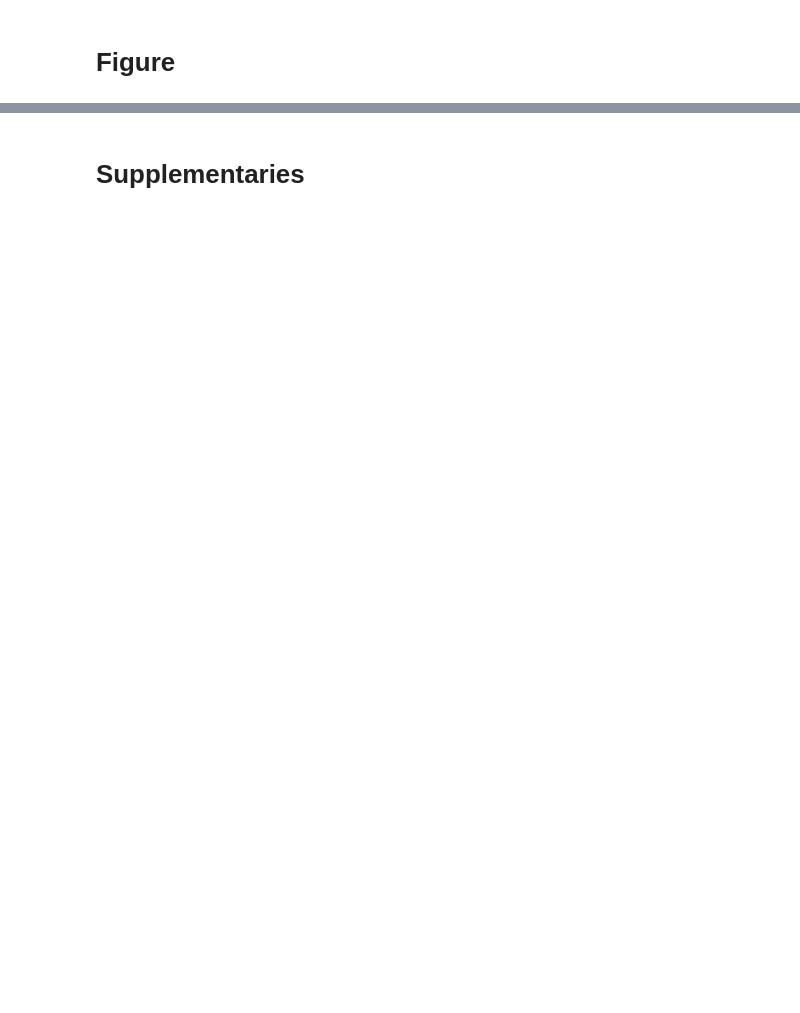
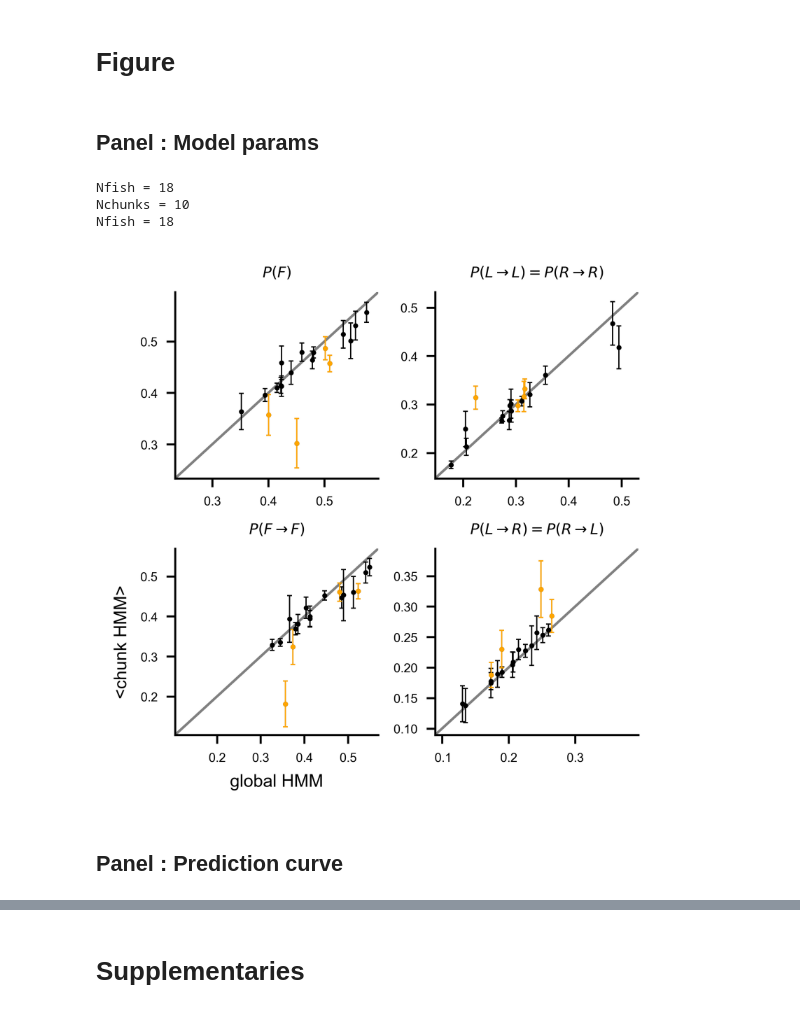
Before and after one commit to ZebrafishHMM2023/ZebrafishHMM2023_CodeAndData, a Jupyter notebook: Figures/Fig3.ipynb, the cells around one changed output, grey strips where cells are left out. Cells and saved outputs as stored; diff of their text form; code cells hidden in the pictures; blank space fills up the shorter version.

```diff
--- a/Figures/Fig3.ipynb
+++ b/Figures/Fig3.ipynb
@@ -11,2 +97,46 @@ Extracting models from ../Models/longtrajectories_20240202.tar.gz...
 # %% [markdown]
 # Figure
+# %% [markdown]
+## Panel : Model params
+# %%
+Tchunks, Pchunks, Echunks = load_chunk_params("../Models/longtrajectories_20240202/")
+Tglobs, Pglobs, Eglobs = load_global_params("../Models/longtrajectories_20240202/")
+
+Tchunks_m = np.nanmean(Tchunks, axis=1)
+Tchunks_s = np.nanstd(Tchunks, ddof=1, axis=1) / np.sqrt(Tchunks.shape[1])
+Pchunks_m = np.nanmean(Pchunks, axis=1)
+Pchunks_s = np.nanstd(Pchunks, ddof=1, axis=1) / np.sqrt(Pchunks.shape[1])
+Echunks_m = np.nanmean(Echunks, axis=1)
+Echunks_s = np.nanstd(Echunks, ddof=1, axis=1) / np.sqrt(Pchunks.shape[1])
+# %% [output]
+Nfish = 18
+Nchunks = 10
+Nfish = 18
+# %%
+fig, axs = plt.subplots(figsize=(3,3), ncols=2, nrows=2, constrained_layout=True)
+
+ax = axs[0,0]
+ax.set_title(r"$P(F)$",fontdict={'fontsize':6})
+id_ax(ax, Pglobs[:,0], Pchunks_m[:,0], Pchunks_s[:,0])
+
+ax = axs[1,0]
+ax.set_title(r"$P(F \rightarrow F)$",fontdict={'fontsize':6})
+id_ax(ax, Tglobs[:,0,0], Tchunks_m[:,0,0], Tchunks_s[:,0,0])
+
+ax = axs[0,1]
+ax.set_title(r"$P(L \rightarrow L) = P(R \rightarrow R)$",fontdict={'fontsize':6})
+id_ax(ax, Tglobs[:,1,1], Tchunks_m[:,1,1], Tchunks_s[:,1,1])
+
+ax = axs[1,1]
+ax.set_title(r"$P(L \rightarrow R) = P(R \rightarrow L)$",fontdict={'fontsize':6})
+id_ax(ax, Tglobs[:,1,2], Tchunks_m[:,1,2], Tchunks_s[:,1,2])
+
+ax = axs[1,0]
+ax.set_xlabel("global HMM")
+ax.set_ylabel("<chunk HMM>")
+
+fig.savefig("panels/Fig5/id_params.svg")
+# %% [output]
+[figure, added]
+# %% [markdown]
+## Panel : Prediction curve
```
Also changed, not shown: parts of 12 cells of this notebook.
